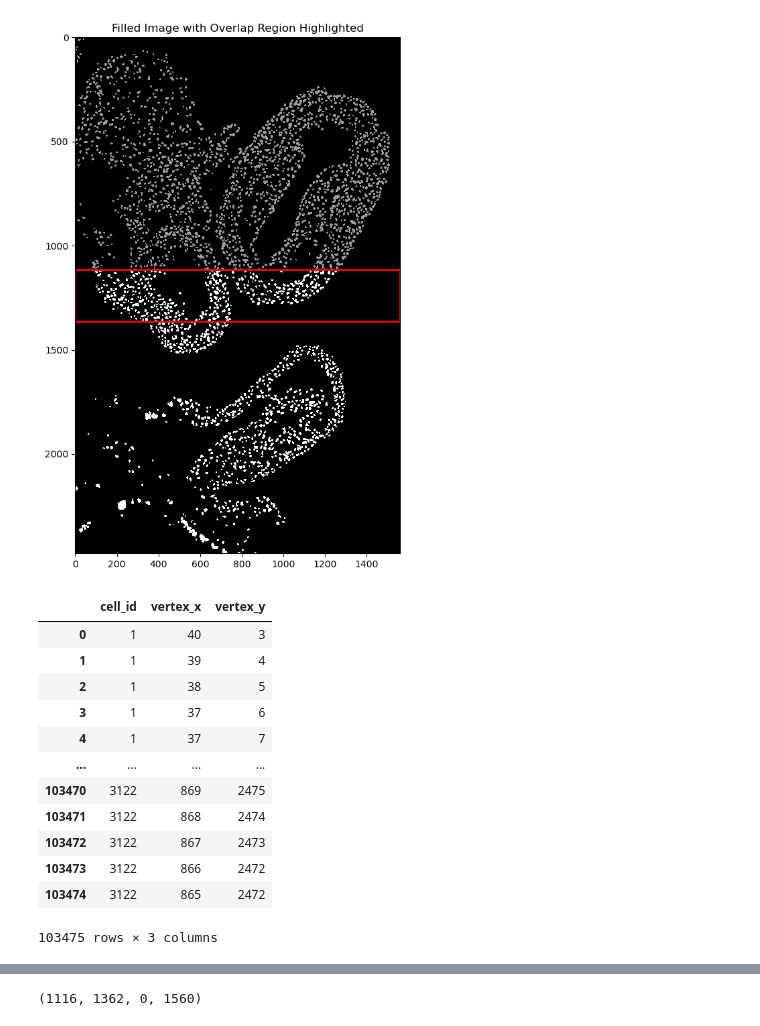
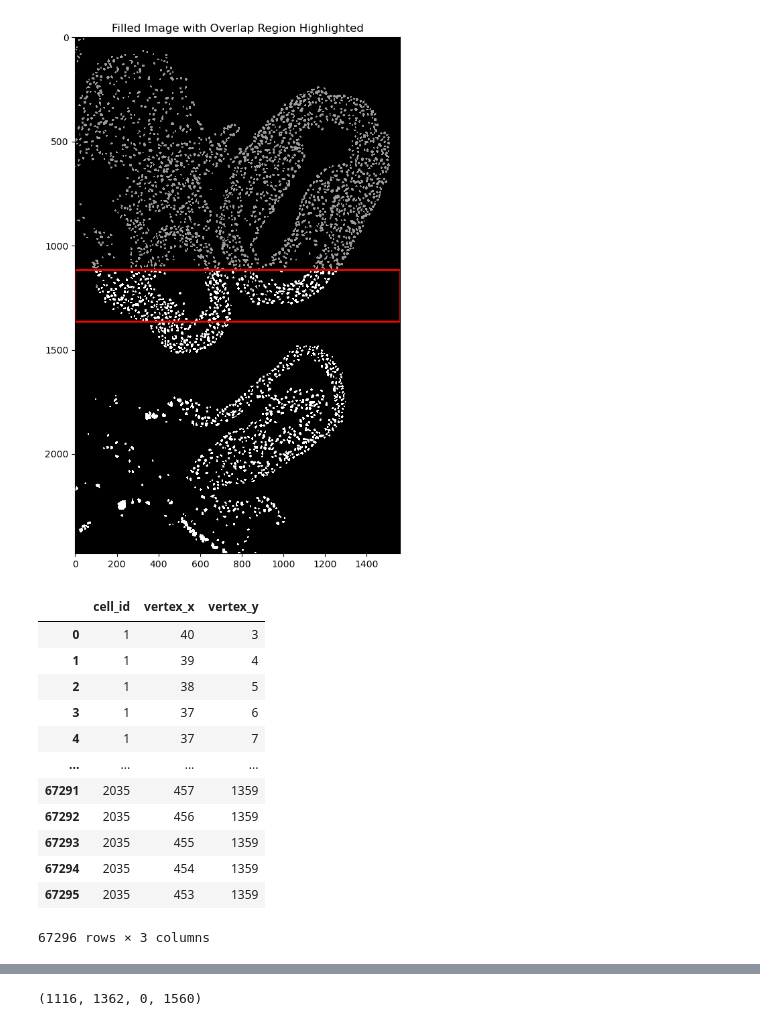
Before and after one commit to xiwang3236/Image_processing_tools, a Jupyter notebook: Solve_conflict.ipynb, the cells around one changed output, grey strips where cells are left out. Saved outputs shown, nothing was run; the diff lists cells and outputs as text; code cells hidden in the pictures.

```diff
--- a/Solve_conflict.ipynb
+++ b/Solve_conflict.ipynb
@@ -209,19 +209,19 @@ def boundaries_to_table(boundaries):
     return df
 # %%
 # Convert boundaries to table
-df_outlines_list = boundaries_to_table(new_outlines)
-df_outlines_list
+df_outlines_list_0 = boundaries_to_table(outlines_0)
+df_outlines_list_0
 # %% [output]
 |  | cell_id | vertex_x | vertex_y |
 | 0 | 1 | 40 | 3 |
 | 1 | 1 | 39 | 4 |
 | 2 | 1 | 38 | 5 |
 | 3 | 1 | 37 | 6 |
 | 4 | 1 | 37 | 7 |
 | ... | ... | ... | ... |
-| 103470 | 3122 | 869 | 2475 |
-| 103471 | 3122 | 868 | 2474 |
-| 103472 | 3122 | 867 | 2473 |
-| 103473 | 3122 | 866 | 2472 |
-| 103474 | 3122 | 865 | 2472 |
+| 67291 | 2035 | 457 | 1359 |
+| 67292 | 2035 | 456 | 1359 |
+| 67293 | 2035 | 455 | 1359 |
+| 67294 | 2035 | 454 | 1359 |
+| 67295 | 2035 | 453 | 1359 |
-103475 rows × 3 columns
+67296 rows × 3 columns
```
Also changed, not shown: parts of 26 cells of this notebook, 1 other file.
